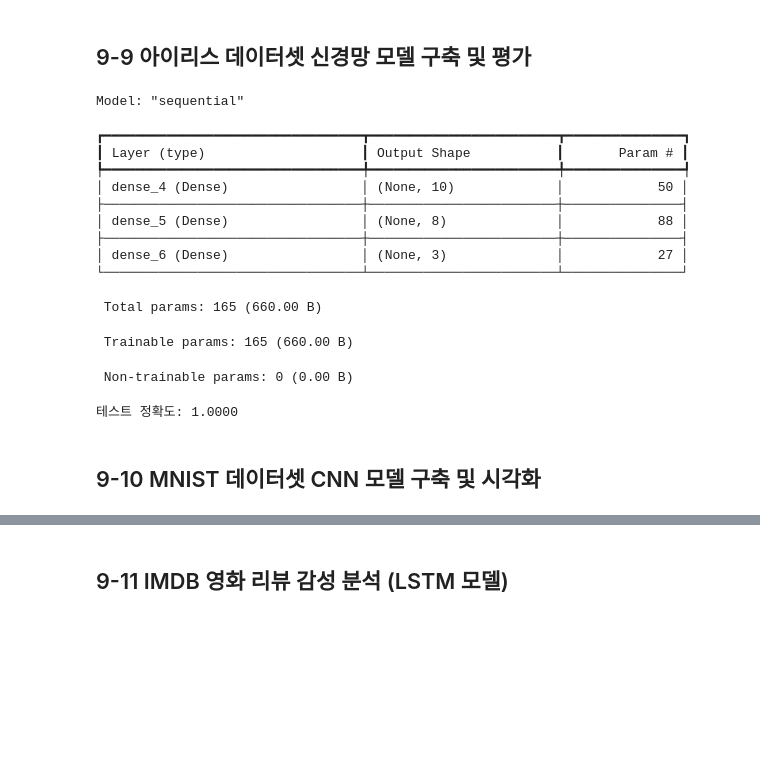
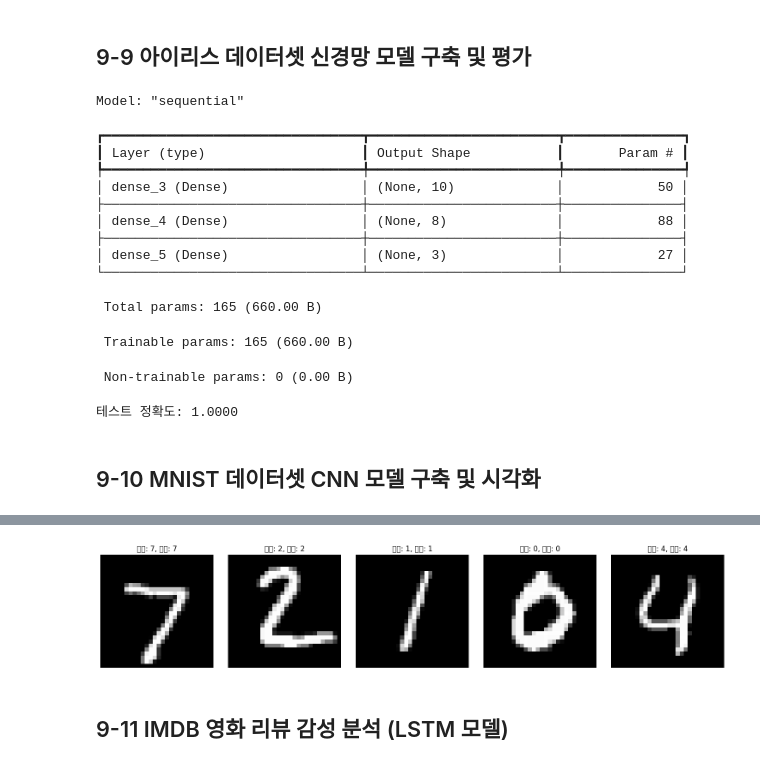
Before and after one commit to Hyunhee97/Data-Analysis-with-Open-Source, a Jupyter notebook: 오픈소스_데이터_분석_9강.ipynb, the cells around one changed output, grey strips where cells are left out. Saved outputs shown, nothing was run; the diff lists cells and outputs as text; code cells hidden in the pictures; blank space fills up the shorter version.

```diff
--- a/오픈소스_데이터_분석_9강.ipynb
+++ b/오픈소스_데이터_분석_9강.ipynb
@@ -386,8 +274,9 @@ X_test = scaler.transform(X_test)
 model = Sequential([
     Dense(10, activation='relu', input_shape=(4,)),
     Dense(8, activation='relu'),
-    Dense(3, activation='softmax')
-])
+    Dense(3, activation='softmax')]
+)
+
 
 ## 모델 컴파일
 model.compile(optimizer='adam',
@@ -412,11 +301,11 @@ Model: "sequential"
 ┏━━━━━━━━━━━━━━━━━━━━━━━━━━━━━━━━━┳━━━━━━━━━━━━━━━━━━━━━━━━┳━━━━━━━━━━━━━━━┓
 ┃ Layer (type)                    ┃ Output Shape           ┃       Param # ┃
 ┡━━━━━━━━━━━━━━━━━━━━━━━━━━━━━━━━━╇━━━━━━━━━━━━━━━━━━━━━━━━╇━━━━━━━━━━━━━━━┩
-│ dense_4 (Dense)                 │ (None, 10)             │            50 │
+│ dense_3 (Dense)                 │ (None, 10)             │            50 │
 ├─────────────────────────────────┼────────────────────────┼───────────────┤
-│ dense_5 (Dense)                 │ (None, 8)              │            88 │
+│ dense_4 (Dense)                 │ (None, 8)              │            88 │
 ├─────────────────────────────────┼────────────────────────┼───────────────┤
-│ dense_6 (Dense)                 │ (None, 3)              │            27 │
+│ dense_5 (Dense)                 │ (None, 3)              │            27 │
 └─────────────────────────────────┴────────────────────────┴───────────────┘
  Total params: 165 (660.00 B)
  Trainable params: 165 (660.00 B)
@@ -449,6 +338,16 @@ y_test = tf.keras.utils.to_categorical(y_test, 10)
 # 이 모델은 이미지 처리에 특화된 합성곱 신경망(CNN)
 # 입력 이미지의 형태는 **(높이, 너비, 채널)**이며, 28x28 흑백 이미지의 이므로 (28, 28, 1)
 # **두 계층의 합성곱 층**, **평탄화 후 완전 연결층**, 그리고 **출력층**으로 구성
+model = Sequential([
+    Conv2D(32, kernel_size=(3, 3), activation='relu', input_shape=(28, 28, 1)),
+    MaxPooling2D(pool_size=(2, 2)),
+    Conv2D(64, kernel_size=(3, 3), activation='relu'),
+    MaxPooling2D(pool_size=(2, 2)),
+    Flatten(),
+    Dense(128, activation='relu'),
+    Dense(10, activation='softmax')
+
+])
 
 
 ## 모델 컴파일
@@ -474,3 +373,4 @@ for i, ax in enumerate(axes):
     ax.axis('off')
 plt.tight_layout()
 plt.show()
+# %% [output]
@@ -477,3 +391,4 @@ plt.show()
+[figure, added]
 # %% [markdown]
 ## 9-11 IMDB 영화 리뷰 감성 분석 (LSTM 모델)
 # %%
```
Also changed, not shown: parts of 11 cells of this notebook.
